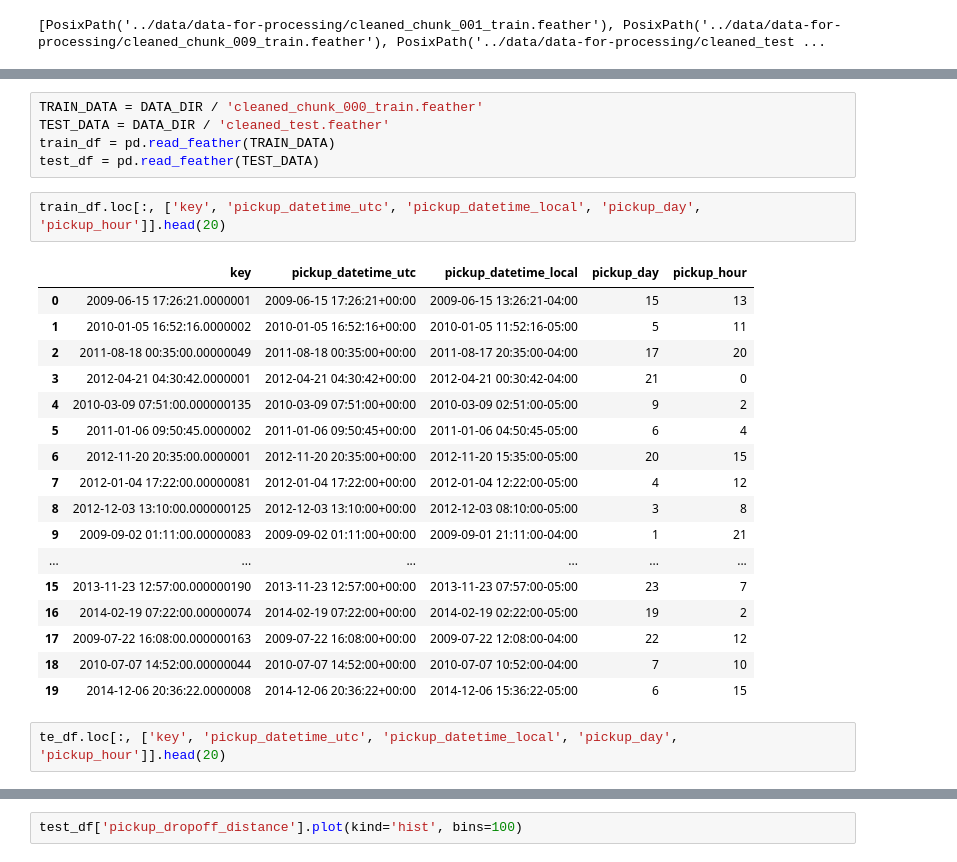
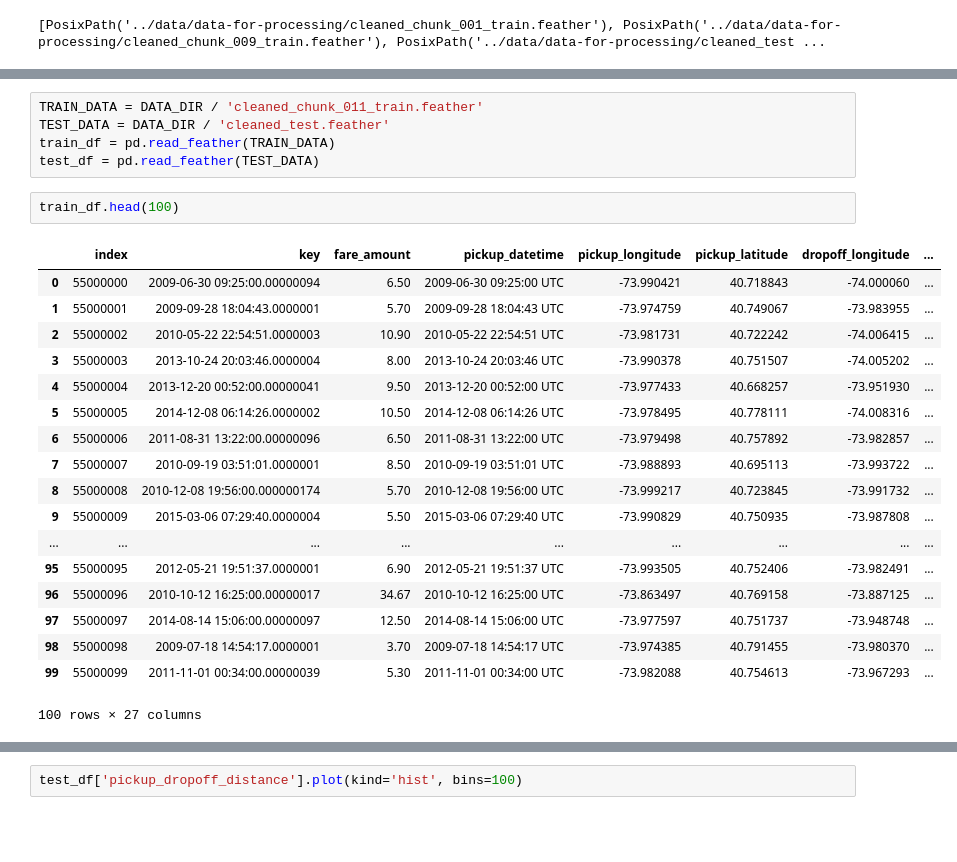
Before and after one commit to ShuaiHuang/kaggle-new-york-city-taxi-fare-prediction, a Jupyter notebook: code/feature-analysis.ipynb, the cells around one changed output, grey strips where cells are left out. Cells and saved outputs as stored; diff of their text form; blank space fills up the shorter version.

```diff
--- a/code/feature-analysis.ipynb
+++ b/code/feature-analysis.ipynb
@@ -117,27 +98,26 @@ df.loc[(df['pickup_longitude']==df['dropoff_longitude']) & (df['pickup_latitude'
 # %%
-TRAIN_DATA = DATA_DIR / 'cleaned_chunk_000_train.feather'
+TRAIN_DATA = DATA_DIR / 'cleaned_chunk_011_train.feather'
 TEST_DATA = DATA_DIR / 'cleaned_test.feather'
 train_df = pd.read_feather(TRAIN_DATA)
 test_df = pd.read_feather(TEST_DATA)
-# %%
-train_df.loc[:, ['key', 'pickup_datetime_utc', 'pickup_datetime_local', 'pickup_day', 'pickup_hour']].head(20)
-# %% [output]
-|  | key | pickup_datetime_utc | pickup_datetime_local | pickup_day | pickup_hour |
-| 0 | 2009-06-15 17:26:21.0000001 | 2009-06-15 17:26:21+00:00 | 2009-06-15 13:26:21-04:00 | 15 | 13 |
-| 1 | 2010-01-05 16:52:16.0000002 | 2010-01-05 16:52:16+00:00 | 2010-01-05 11:52:16-05:00 | 5 | 11 |
-| 2 | 2011-08-18 00:35:00.00000049 | 2011-08-18 00:35:00+00:00 | 2011-08-17 20:35:00-04:00 | 17 | 20 |
-| 3 | 2012-04-21 04:30:42.0000001 | 2012-04-21 04:30:42+00:00 | 2012-04-21 00:30:42-04:00 | 21 | 0 |
-| 4 | 2010-03-09 07:51:00.000000135 | 2010-03-09 07:51:00+00:00 | 2010-03-09 02:51:00-05:00 | 9 | 2 |
-| 5 | 2011-01-06 09:50:45.0000002 | 2011-01-06 09:50:45+00:00 | 2011-01-06 04:50:45-05:00 | 6 | 4 |
-| 6 | 2012-11-20 20:35:00.0000001 | 2012-11-20 20:35:00+00:00 | 2012-11-20 15:35:00-05:00 | 20 | 15 |
-| 7 | 2012-01-04 17:22:00.00000081 | 2012-01-04 17:22:00+00:00 | 2012-01-04 12:22:00-05:00 | 4 | 12 |
-| 8 | 2012-12-03 13:10:00.000000125 | 2012-12-03 13:10:00+00:00 | 2012-12-03 08:10:00-05:00 | 3 | 8 |
-| 9 | 2009-09-02 01:11:00.00000083 | 2009-09-02 01:11:00+00:00 | 2009-09-01 21:11:00-04:00 | 1 | 21 |
-| ... | ... | ... | ... | ... | ... |
-| 15 | 2013-11-23 12:57:00.000000190 | 2013-11-23 12:57:00+00:00 | 2013-11-23 07:57:00-05:00 | 23 | 7 |
-| 16 | 2014-02-19 07:22:00.00000074 | 2014-02-19 07:22:00+00:00 | 2014-02-19 02:22:00-05:00 | 19 | 2 |
-| 17 | 2009-07-22 16:08:00.000000163 | 2009-07-22 16:08:00+00:00 | 2009-07-22 12:08:00-04:00 | 22 | 12 |
-| 18 | 2010-07-07 14:52:00.00000044 | 2010-07-07 14:52:00+00:00 | 2010-07-07 10:52:00-04:00 | 7 | 10 |
-| 19 | 2014-12-06 20:36:22.0000008 | 2014-12-06 20:36:22+00:00 | 2014-12-06 15:36:22-05:00 | 6 | 15 |
-# %%
-te_df.loc[:, ['key', 'pickup_datetime_utc', 'pickup_datetime_local', 'pickup_day', 'pickup_hour']].head(20)
+# %%
+train_df.head(100)
+# %% [output]
+|  | index | key | fare_amount | pickup_datetime | pickup_longitude | pickup_latitude | dropoff_longitude | ... |
+| 0 | 55000000 | 2009-06-30 09:25:00.00000094 | 6.50 | 2009-06-30 09:25:00 UTC | -73.990421 | 40.718843 | -74.000060 | ... |
+| 1 | 55000001 | 2009-09-28 18:04:43.0000001 | 5.70 | 2009-09-28 18:04:43 UTC | -73.974759 | 40.749067 | -73.983955 | ... |
+| 2 | 55000002 | 2010-05-22 22:54:51.0000003 | 10.90 | 2010-05-22 22:54:51 UTC | -73.981731 | 40.722242 | -74.006415 | ... |
+| 3 | 55000003 | 2013-10-24 20:03:46.0000004 | 8.00 | 2013-10-24 20:03:46 UTC | -73.990378 | 40.751507 | -74.005202 | ... |
+| 4 | 55000004 | 2013-12-20 00:52:00.00000041 | 9.50 | 2013-12-20 00:52:00 UTC | -73.977433 | 40.668257 | -73.951930 | ... |
+| 5 | 55000005 | 2014-12-08 06:14:26.0000002 | 10.50 | 2014-12-08 06:14:26 UTC | -73.978495 | 40.778111 | -74.008316 | ... |
+| 6 | 55000006 | 2011-08-31 13:22:00.00000096 | 6.50 | 2011-08-31 13:22:00 UTC | -73.979498 | 40.757892 | -73.982857 | ... |
+| 7 | 55000007 | 2010-09-19 03:51:01.0000001 | 8.50 | 2010-09-19 03:51:01 UTC | -73.988893 | 40.695113 | -73.993722 | ... |
+| 8 | 55000008 | 2010-12-08 19:56:00.000000174 | 5.70 | 2010-12-08 19:56:00 UTC | -73.999217 | 40.723845 | -73.991732 | ... |
+| 9 | 55000009 | 2015-03-06 07:29:40.0000004 | 5.50 | 2015-03-06 07:29:40 UTC | -73.990829 | 40.750935 | -73.987808 | ... |
+| ... | ... | ... | ... | ... | ... | ... | ... | ... |
+| 95 | 55000095 | 2012-05-21 19:51:37.0000001 | 6.90 | 2012-05-21 19:51:37 UTC | -73.993505 | 40.752406 | -73.982491 | ... |
+| 96 | 55000096 | 2010-10-12 16:25:00.00000017 | 34.67 | 2010-10-12 16:25:00 UTC | -73.863497 | 40.769158 | -73.887125 | ... |
+| 97 | 55000097 | 2014-08-14 15:06:00.00000097 | 12.50 | 2014-08-14 15:06:00 UTC | -73.977597 | 40.751737 | -73.948748 | ... |
+| 98 | 55000098 | 2009-07-18 14:54:17.0000001 | 3.70 | 2009-07-18 14:54:17 UTC | -73.974385 | 40.791455 | -73.980370 | ... |
+| 99 | 55000099 | 2011-11-01 00:34:00.00000039 | 5.30 | 2011-11-01 00:34:00 UTC | -73.982088 | 40.754613 | -73.967293 | ... |
+100 rows × 27 columns
```
Also changed, not shown: parts of 11 cells of this notebook, 3 other files.
